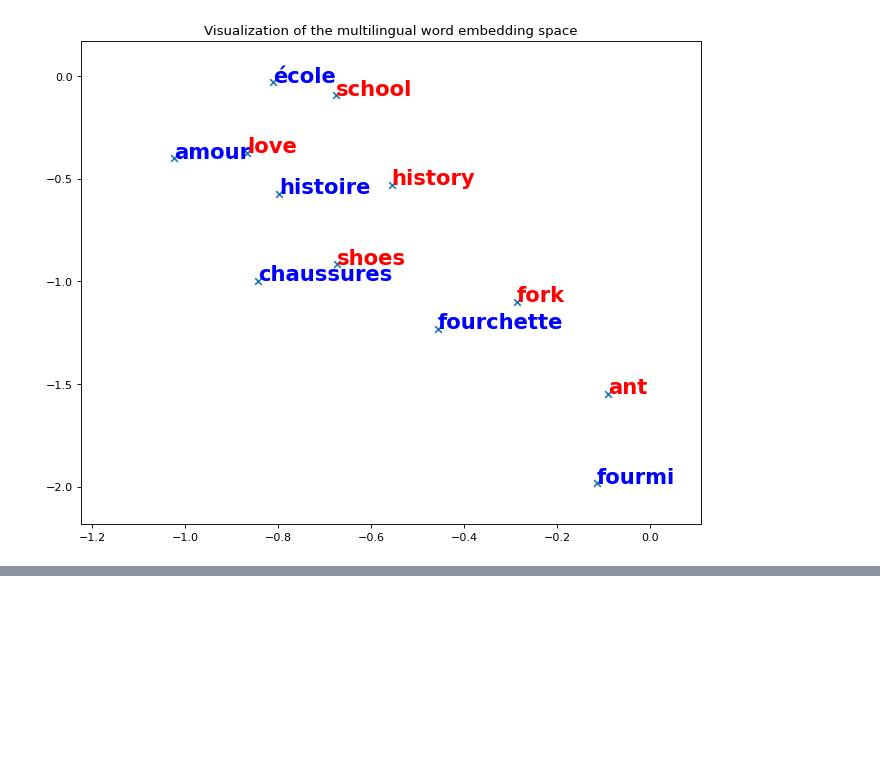
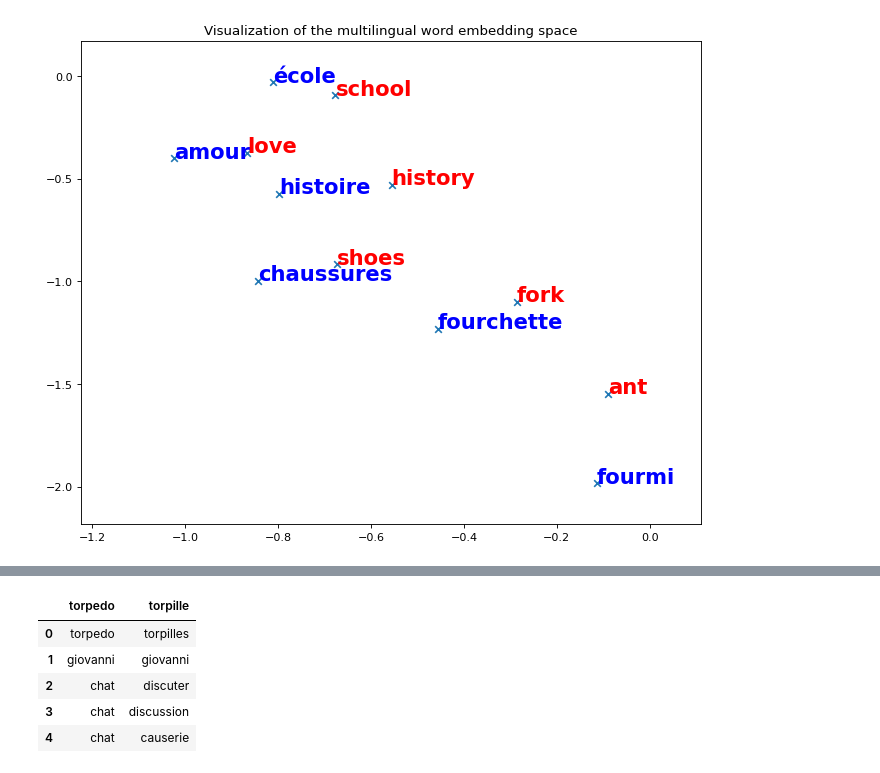
Before and after one commit to yxyfer/Advanced-NLP-exploration, a Jupyter notebook: lab02/SCIA_NLP3_Lab02.ipynb, the cells around one changed output, grey strips where cells are left out. Saved outputs shown, nothing was run; the diff lists cells and outputs as text; code cells hidden in the pictures; blank space fills up the shorter version.

```diff
--- a/lab02/SCIA_NLP3_Lab02.ipynb
+++ b/lab02/SCIA_NLP3_Lab02.ipynb
@@ -785,0 +848,13 @@ plot_similar_word(src_words, src_word2id, src_mused_embeddings, tgt_words, tgt_w
+# %%
+import pandas as pd
+
+df = pd.read_table('en-fr.5000-6500.txt', sep='\s+')
+# %%
+df.head()
+# %% [output]
+|  | torpedo | torpille |
+| 0 | torpedo | torpilles |
+| 1 | giovanni | giovanni |
+| 2 | chat | discuter |
+| 3 | chat | discussion |
+| 4 | chat | causerie |
```
Also changed, not shown: parts of 22 cells of this notebook.
